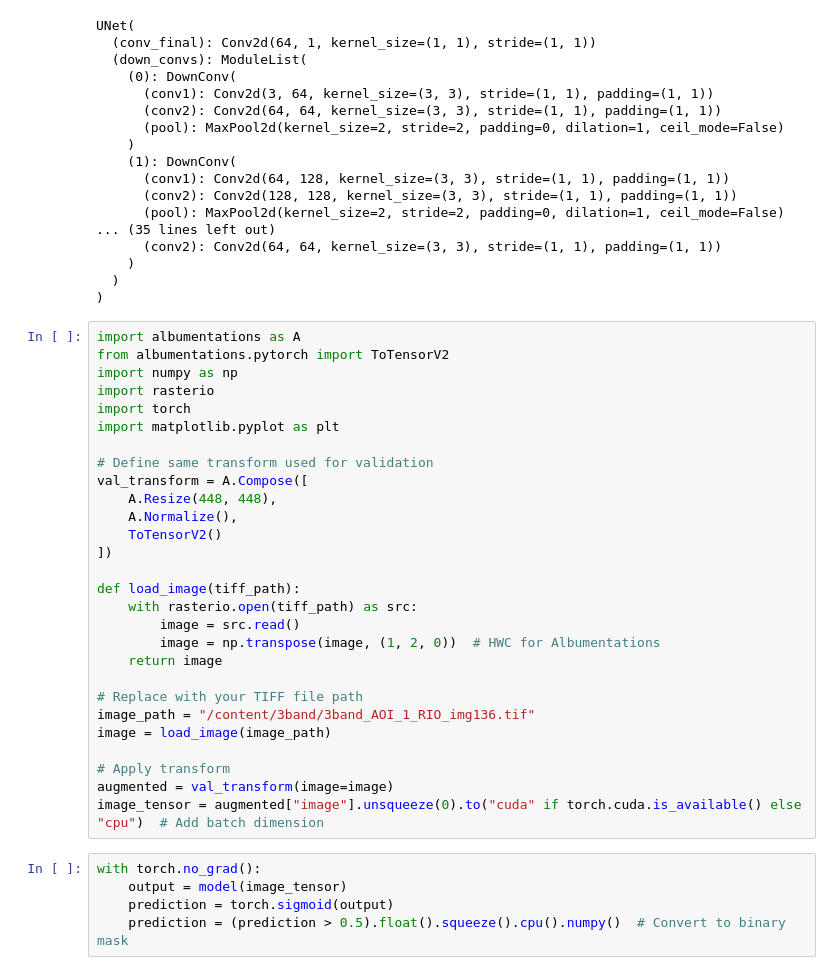
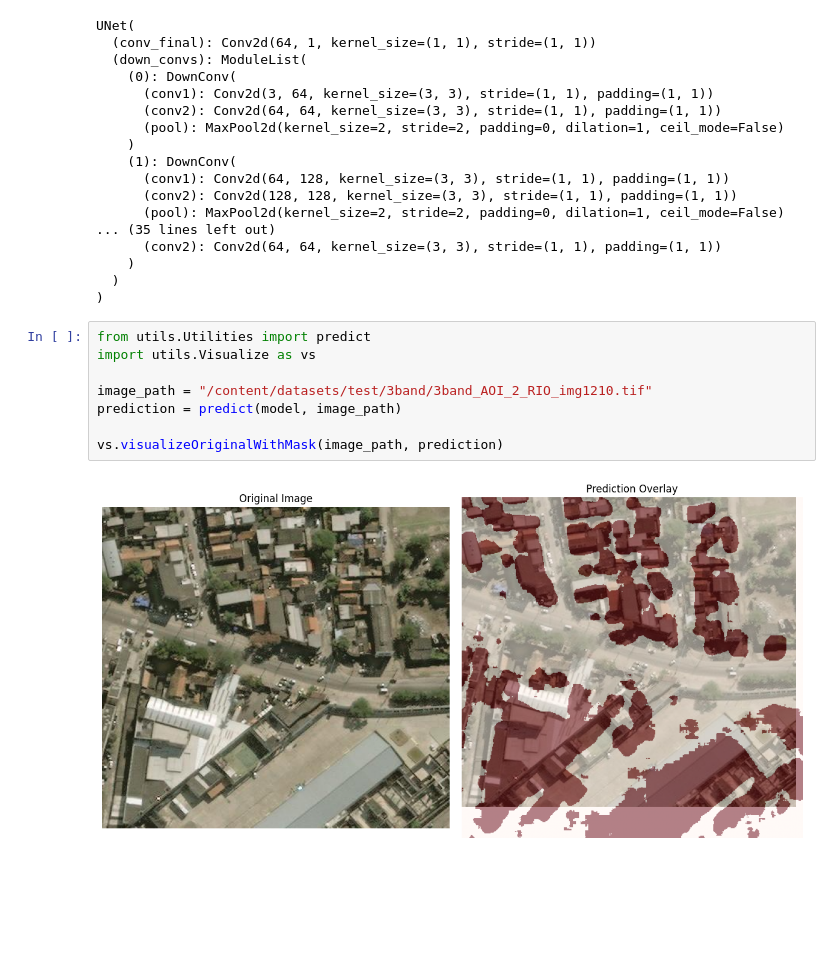
Before and after one commit to AgentUnicorn/building-detection, a Jupyter notebook: building_dection.ipynb, the cells around one changed output. Drawn from its saved outputs; the diff is of its cells as text; blank space fills up the shorter version.

```diff
--- a/building_dection.ipynb
+++ b/building_dection.ipynb
@@ -271,35 +262,12 @@ UNet(
   )
 )
 # %%
-import albumentations as A
-from albumentations.pytorch import ToTensorV2
-import numpy as np
-import rasterio
-import torch
-import matplotlib.pyplot as plt
+from utils.Utilities import predict
+import utils.Visualize as vs
 
-# Define same transform used for validation
-val_transform = A.Compose([
-    A.Resize(448, 448),
-    A.Normalize(),
-    ToTensorV2()
-])
+image_path = "/content/datasets/test/3band/3band_AOI_2_RIO_img1210.tif"
+prediction = predict(model, image_path)
 
-def load_image(tiff_path):
-    with rasterio.open(tiff_path) as src:
-        image = src.read()
-        image = np.transpose(image, (1, 2, 0))  # HWC for Albumentations
-    return image
-
-# Replace with your TIFF file path
-image_path = "/content/3band/3band_AOI_1_RIO_img136.tif"
-image = load_image(image_path)
-
-# Apply transform
-augmented = val_transform(image=image)
-image_tensor = augmented["image"].unsqueeze(0).to("cuda" if torch.cuda.is_available() else "cpu")  # Add batch dimension
+vs.visualizeOriginalWithMask(image_path, prediction)
+# %% [output]
+[figure, added]
-# %%
-with torch.no_grad():
-    output = model(image_tensor)
-    prediction = torch.sigmoid(output)
-    prediction = (prediction > 0.5).float().squeeze().cpu().numpy()  # Convert to binary mask
```
Also changed, not shown: parts of 18 cells of this notebook.
